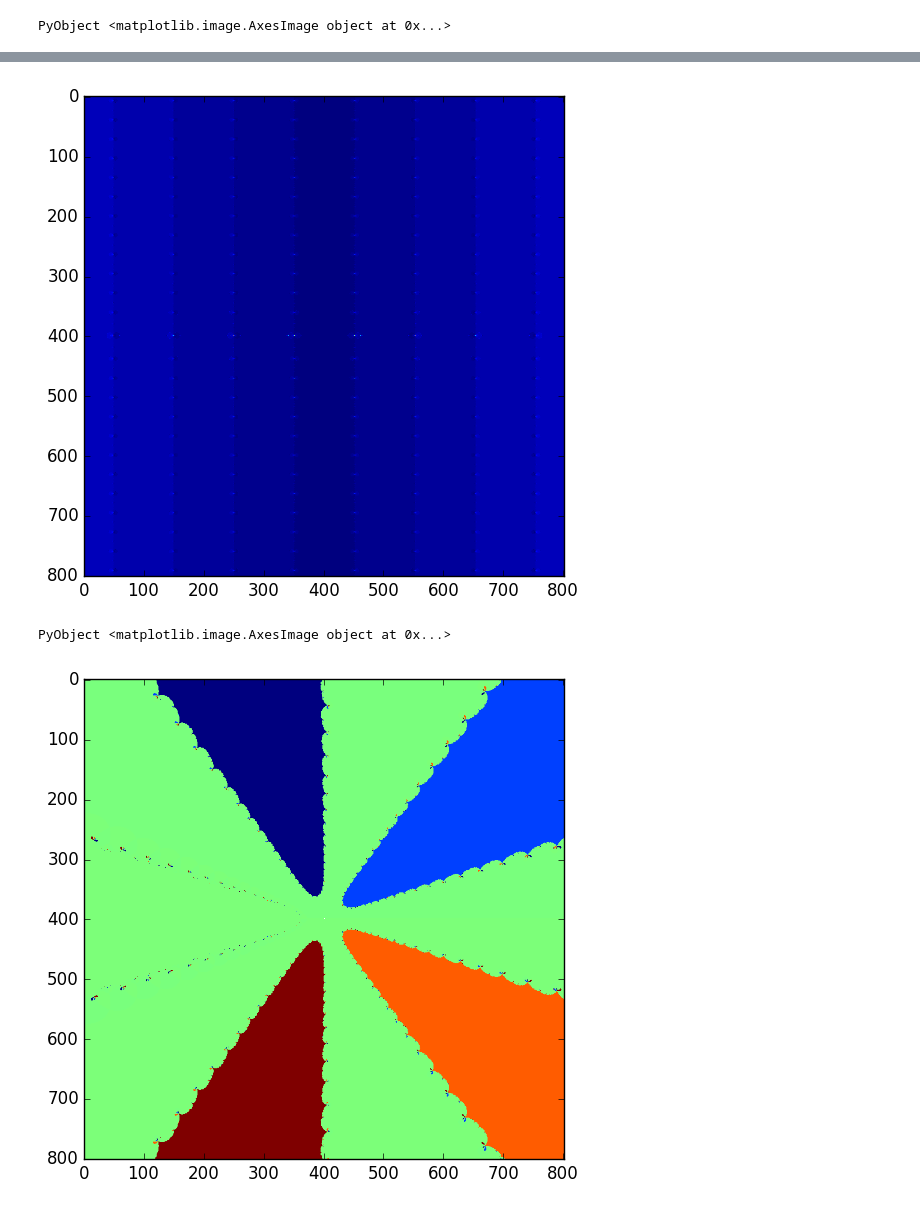
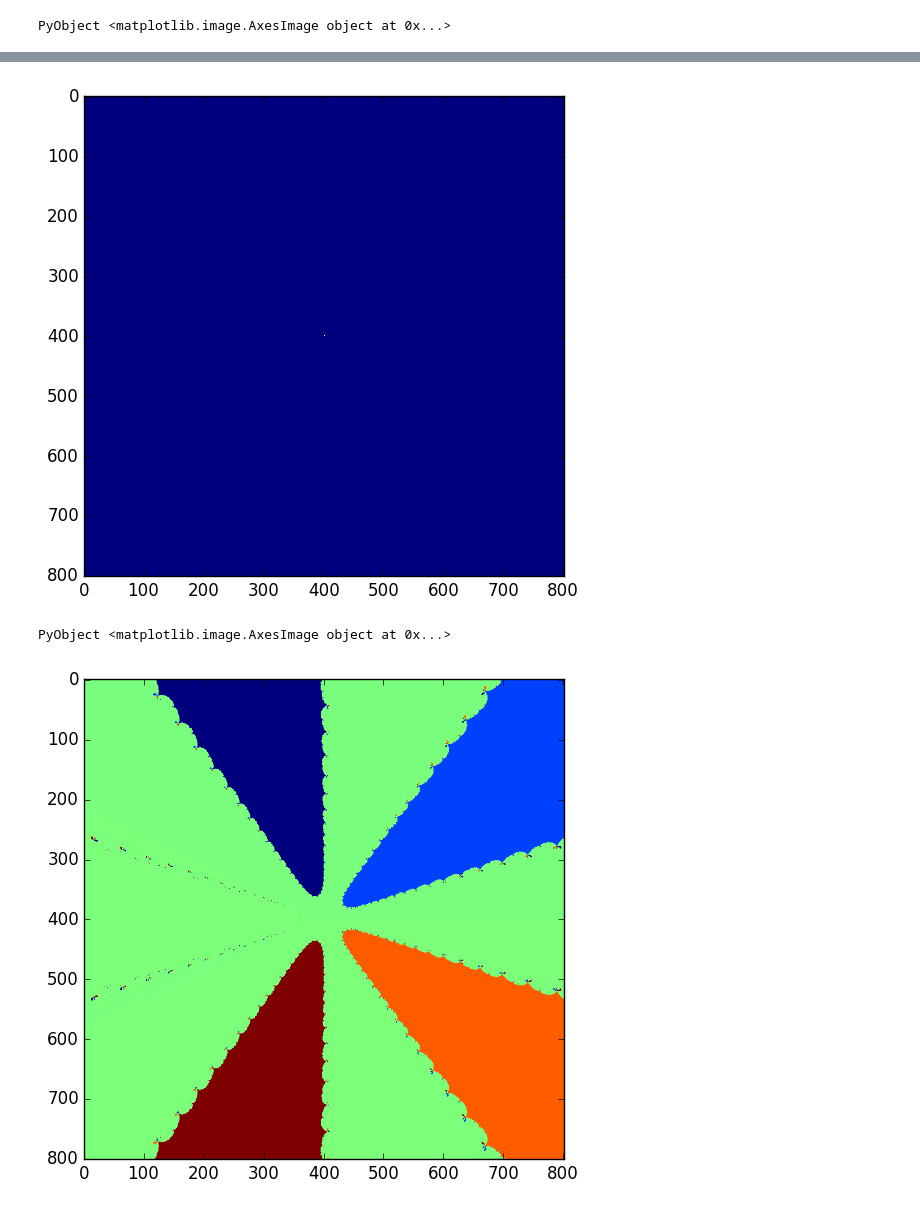
Before and after one commit to lbenet/2016-1_TemasSelectosFisComp, a Jupyter notebook: tareas/Ceboc/2-Ejercicios_AD.ipynb, the cells around one changed output, grey strips where cells are left out. Saved outputs shown, nothing was run; the diff lists cells and outputs as text; code cells hidden in the pictures.

```diff
--- a/tareas/Ceboc/2-Ejercicios_AD.ipynb
+++ b/tareas/Ceboc/2-Ejercicios_AD.ipynb
@@ -157,7 +128,7 @@ X = matrizra(h,dh);
 # %%
-imshow(abs(X))
+imshow(abs(W))
 # %% [output]
-[figure, old version]
+[figure, new version]
 PyObject <matplotlib.image.AxesImage object at 0x...>
 # %%
 j(x)=x^8+6x^3; #La función que vamos a considerar
```
Also changed, not shown: parts of 12 cells of this notebook, 1 other file.
